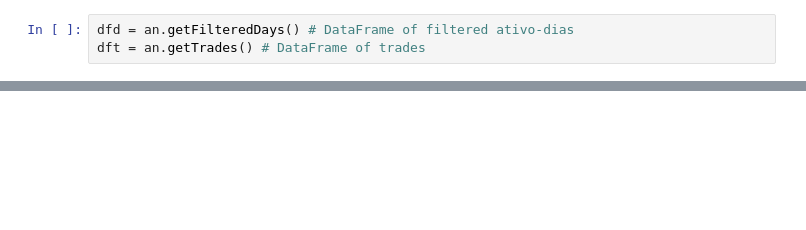
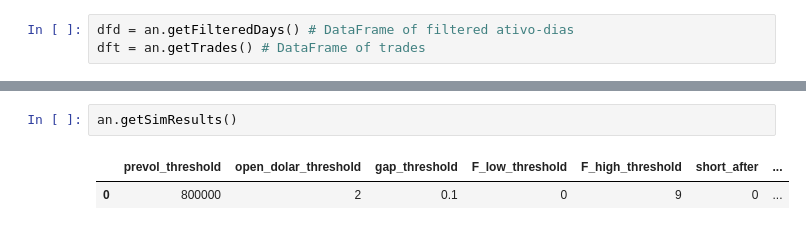
Before and after one commit to hedgeneck/PynnyStock-Analyser, a Jupyter notebook: Estrategia-Using TradesAnalyser.ipynb, the cells around one changed output, grey strips where cells are left out. Saved outputs shown, nothing was run; the diff lists cells and outputs as text; blank space fills up the shorter version.

```diff
--- a/Estrategia-Using TradesAnalyser.ipynb
+++ b/Estrategia-Using TradesAnalyser.ipynb
@@ -58,0 +139,5 @@ x.plot(logy=True)
+# %%
+an.getSimResults()
+# %% [output]
+|  | prevol_threshold | open_dolar_threshold | gap_threshold | F_low_threshold | F_high_threshold | short_after | ... |
+| 0 | 800000 | 2 | 0.1 | 0 | 9 | 0 | ... |
```
Also changed, not shown: parts of 17 cells of this notebook, 1 other file.
